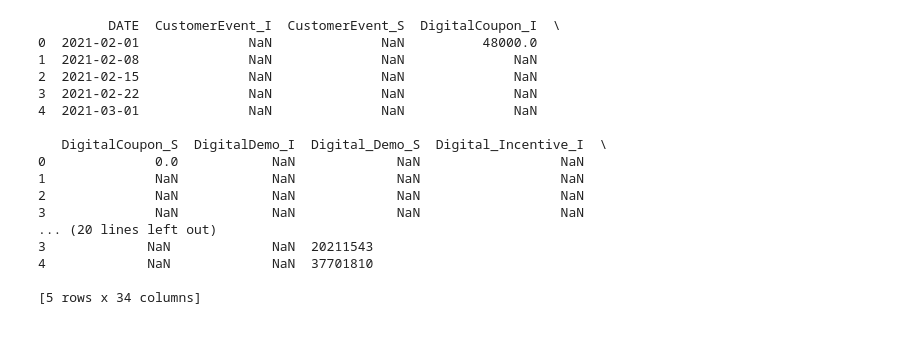
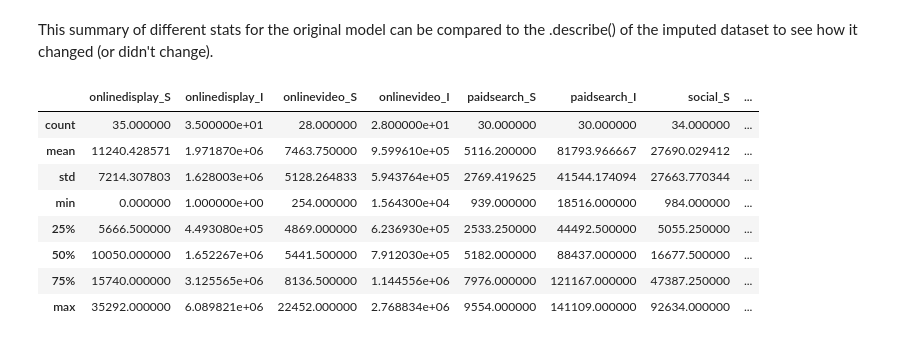
Before and after one commit to NA-Git/Bayesian_Methods, a Jupyter notebook: attribution/MMM/EDA.ipynb, the cells around one changed output. Saved outputs shown, nothing was run; the diff lists cells and outputs as text; code cells hidden in the pictures.

```diff
--- a/attribution/MMM/EDA.ipynb
+++ b/attribution/MMM/EDA.ipynb
@@ -45,21 +45,16 @@ dm_pivot = pd.read_csv('smd_pivot.csv')
+# %% [markdown]
+This summary of different stats for the original model can be compared to the .describe()
+of the imputed dataset to see how it changed (or didn't change).
 # %%
 df = dm_pivot
-print(df.head())
+df.describe()
 # %% [output]
-         DATE  CustomerEvent_I  CustomerEvent_S  DigitalCoupon_I  \
-0  2021-02-01              NaN              NaN          48000.0
-1  2021-02-08              NaN              NaN              NaN
-2  2021-02-15              NaN              NaN              NaN
-3  2021-02-22              NaN              NaN              NaN
-4  2021-03-01              NaN              NaN              NaN
-
-   DigitalCoupon_S  DigitalDemo_I  Digital_Demo_S  Digital_Incentive_I  \
-0              0.0            NaN             NaN                  NaN
-1              NaN            NaN             NaN                  NaN
-2              NaN            NaN             NaN                  NaN
-3              NaN            NaN             NaN                  NaN
-... (20 lines left out)
-3             NaN             NaN  20211543
-4             NaN             NaN  37701810
-
-[5 rows x 34 columns]
+|  | onlinedisplay_S | onlinedisplay_I | onlinevideo_S | onlinevideo_I | paidsearch_S | paidsearch_I | social_S | ... |
+| count | 35.000000 | 3.500000e+01 | 28.000000 | 2.800000e+01 | 30.000000 | 30.000000 | 34.000000 | ... |
+| mean | 11240.428571 | 1.971870e+06 | 7463.750000 | 9.599610e+05 | 5116.200000 | 81793.966667 | 27690.029412 | ... |
+| std | 7214.307803 | 1.628003e+06 | 5128.264833 | 5.943764e+05 | 2769.419625 | 41544.174094 | 27663.770344 | ... |
+| min | 0.000000 | 1.000000e+00 | 254.000000 | 1.564300e+04 | 939.000000 | 18516.000000 | 984.000000 | ... |
+| 25% | 5666.500000 | 4.493080e+05 | 4869.000000 | 6.236930e+05 | 2533.250000 | 44492.500000 | 5055.250000 | ... |
+| 50% | 10050.000000 | 1.652267e+06 | 5441.500000 | 7.912030e+05 | 5182.000000 | 88437.000000 | 16677.500000 | ... |
+| 75% | 15740.000000 | 3.125565e+06 | 8136.500000 | 1.144556e+06 | 7976.000000 | 121167.000000 | 47387.250000 | ... |
+| max | 35292.000000 | 6.089821e+06 | 22452.000000 | 2.768834e+06 | 9554.000000 | 141109.000000 | 92634.000000 | ... |
```
Also changed, not shown: parts of 36 cells of this notebook.
